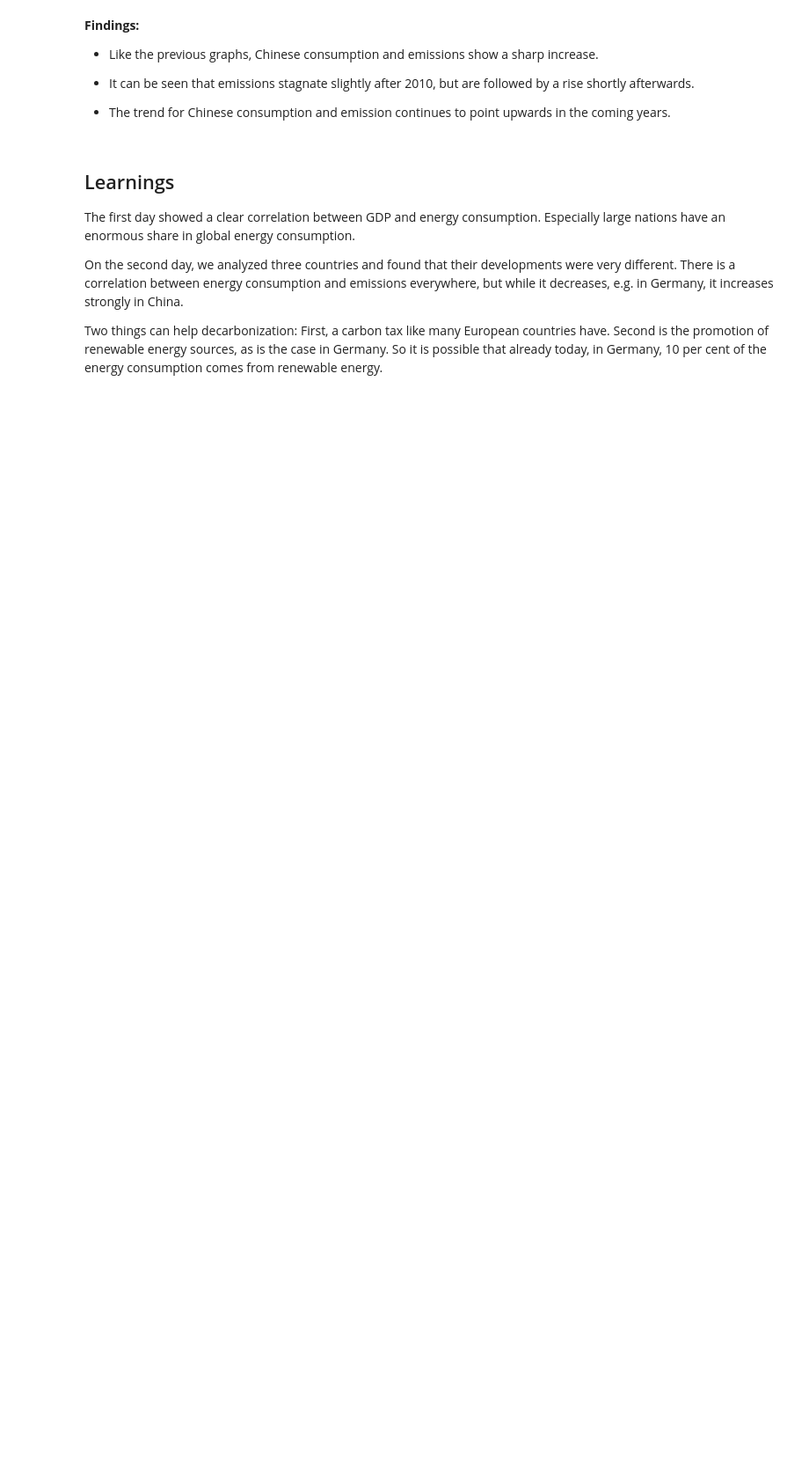
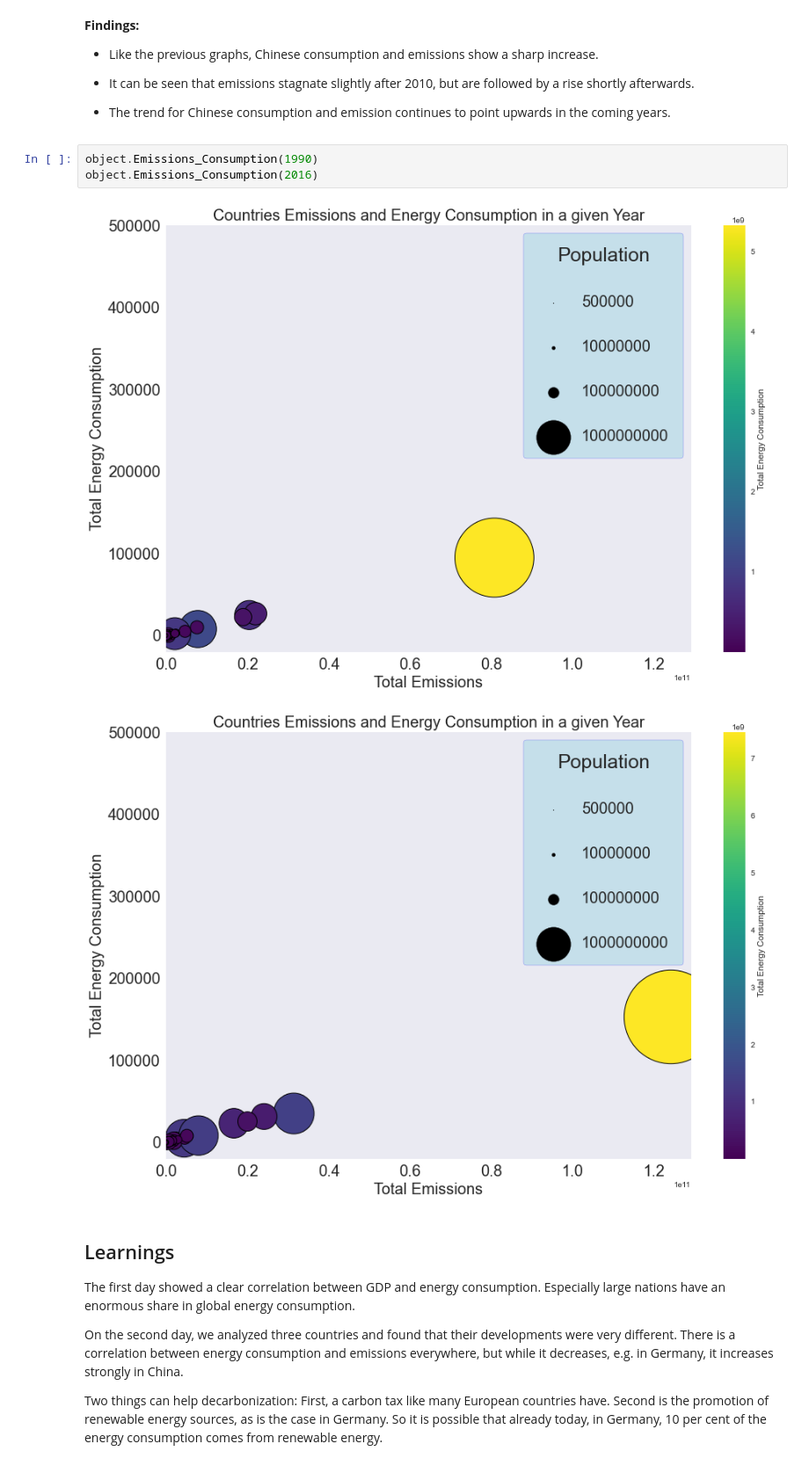
Before and after one commit to SouzaWander/Group_17, a Jupyter notebook: Notebook_Part.ipynb, the cells around one changed output. Shown at 88% size. Saved outputs shown, nothing was run; the diff lists cells and outputs as text; blank space fills up the shorter version.

```diff
--- a/Notebook_Part.ipynb
+++ b/Notebook_Part.ipynb
@@ -199,6 +197,12 @@ object.forecast(5,"CHN")
 - It can be seen that emissions stagnate slightly after 2010, but are followed by a rise shortly afterwards.
 
 - The trend for Chinese consumption and emission continues to point upwards in the coming years.
+# %%
+object.Emissions_Consumption(1990)
+object.Emissions_Consumption(2016)
+# %% [output]
+[figure, added]
+[figure, added]
 # %% [markdown]
 ## Learnings
 
```
Also changed, not shown: parts of 11 cells of this notebook.
